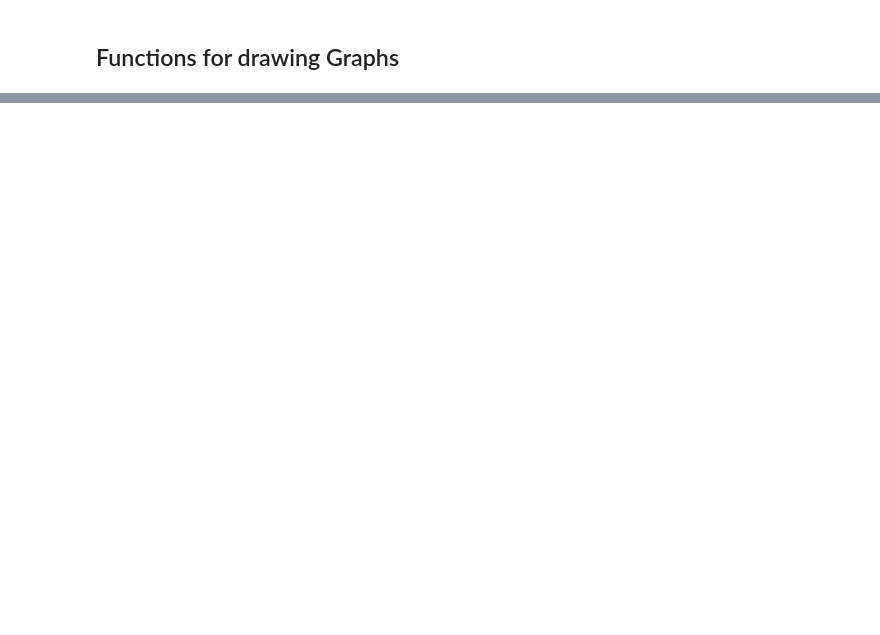
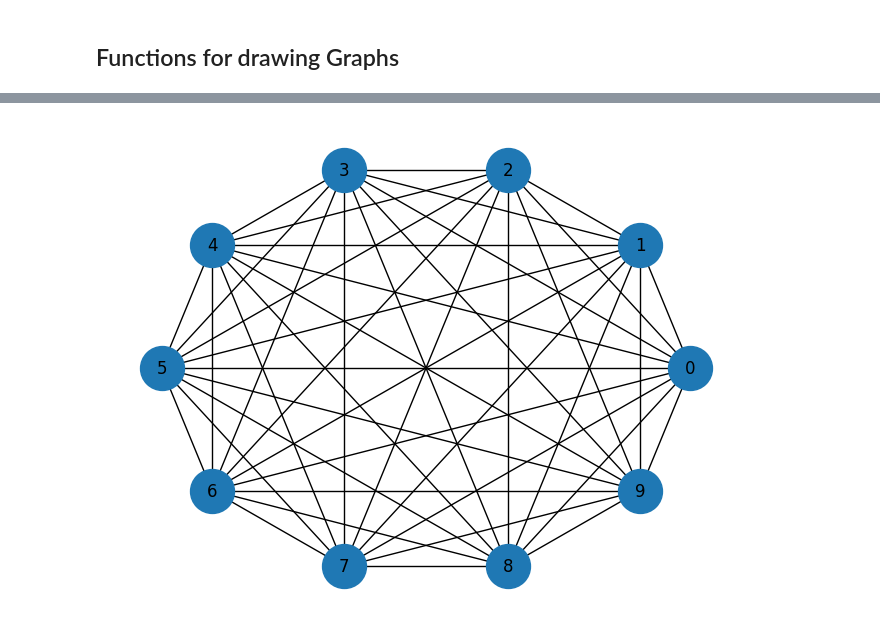
Before and after one commit to FelixMEnterkin/Python-Networks-Repo, a Jupyter notebook: Graphs.ipynb, the cells around one changed output, grey strips where cells are left out. Cells and saved outputs as stored; diff of their text form; code cells hidden in the pictures; blank space fills up the shorter version.

Commit message:
saving the notes from chapter 2. Will have to fix the last function.

```diff
--- a/Graphs.ipynb
+++ b/Graphs.ipynb
@@ -68,0 +88,28 @@ nx.draw(G, positions,
+# %%
+# Lets generate a compleate graph
+
+# this function takes a list of nodes and enuerates all distinct pairs
+def all_pairs(nodes):
+    for i, u in enumerate(nodes):
+        for j, v in enumerate(nodes):
+            if i>j:
+                yield u, v
+# %%
+# We can use all_pairs to construct a complete graph:
+
+def make_complete_graph(n):
+    G = nx.Graph()
+    nodes = range(n)
+    G.add_nodes_from(nodes)
+    G.add_edges_from(all_pairs(nodes))
+    return G
+# %%
+# The following code makes a complete graph with 10 nodes and draws it:
+
+complete = make_complete_graph(10)
+
+nx.draw_circular(complete,
+                 node_size=1000,
+                 with_labels=True)
+# %% [output]
+[figure, added]
```
Also changed, not shown: parts of 20 cells of this notebook.
